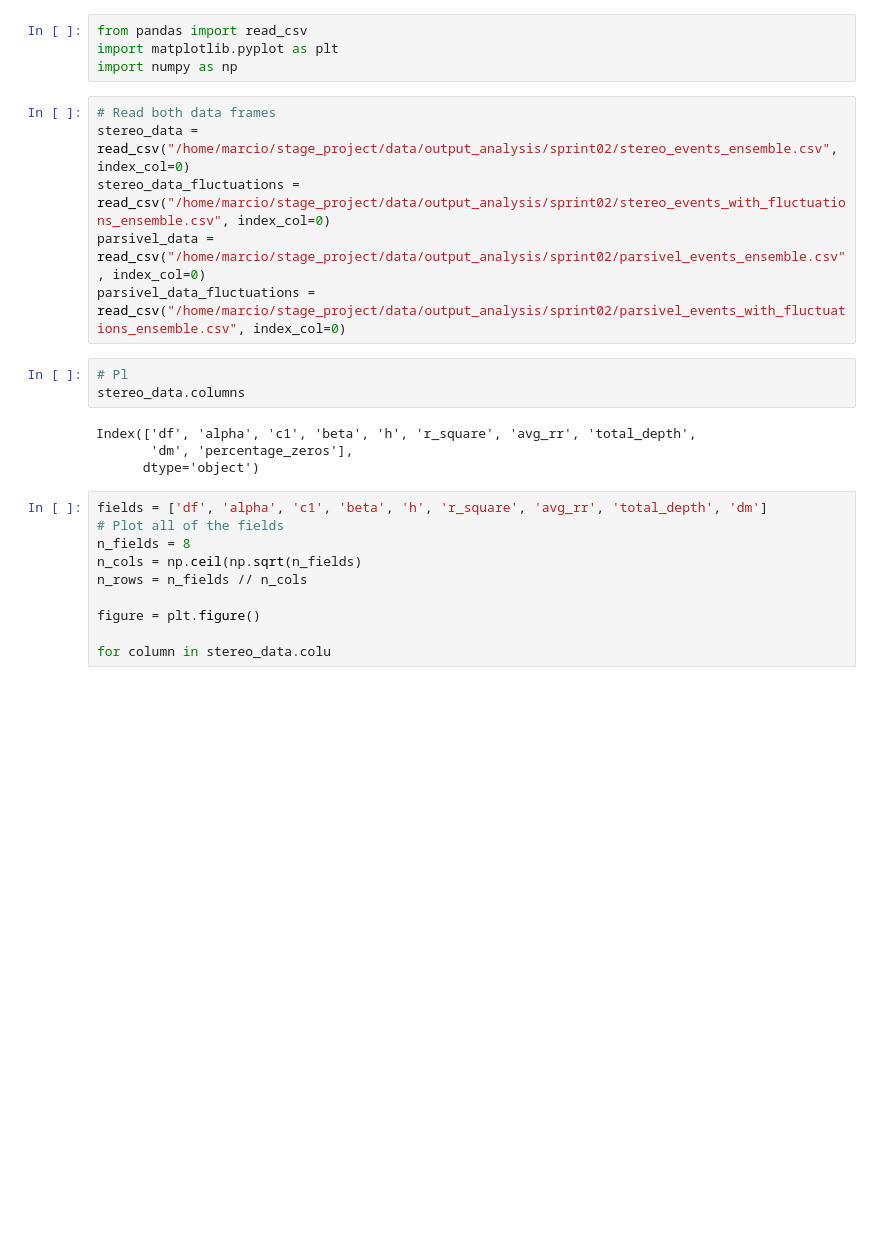
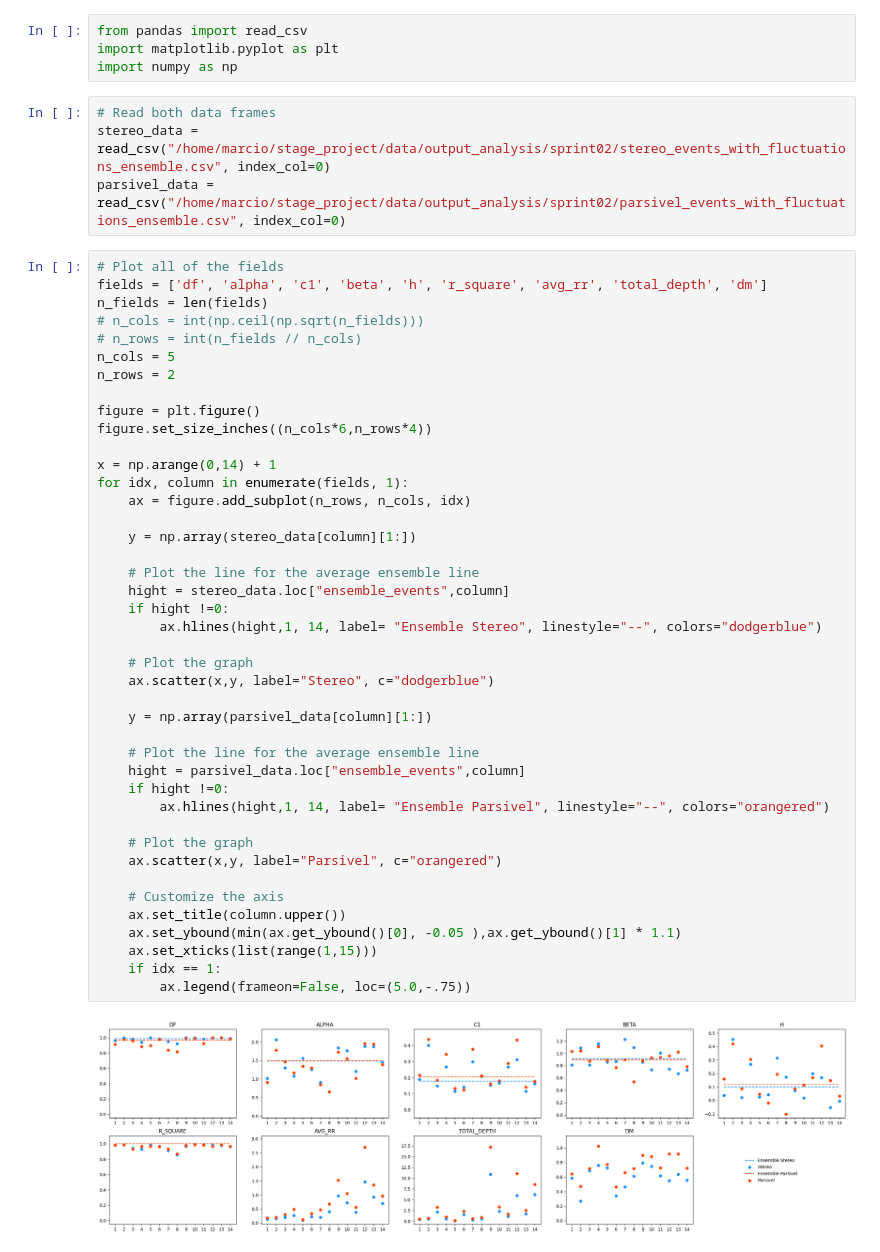
Before and after one commit to marcinmss/rain_analysis_toolbox, a Jupyter notebook: notebooks/sprint03/multifractal-comparison.ipynb, the cells around one changed output. Saved outputs shown, nothing was run; the diff lists cells and outputs as text; blank space fills up the shorter version.

```diff
--- a/notebooks/sprint03/multifractal-comparison.ipynb
+++ b/notebooks/sprint03/multifractal-comparison.ipynb
@@ -4,24 +4,49 @@ import matplotlib.pyplot as plt
 import numpy as np
 # %%
 # Read both data frames
-stereo_data = read_csv("/home/marcio/stage_project/data/output_analysis/sprint02/stereo_events_ensemble.csv", index_col=0)
-stereo_data_fluctuations = read_csv("/home/marcio/stage_project/data/output_analysis/sprint02/stereo_events_with_fluctuations_ensemble.csv", index_col=0)
-parsivel_data = read_csv("/home/marcio/stage_project/data/output_analysis/sprint02/parsivel_events_ensemble.csv", index_col=0)
-parsivel_data_fluctuations = read_csv("/home/marcio/stage_project/data/output_analysis/sprint02/parsivel_events_with_fluctuations_ensemble.csv", index_col=0)
+stereo_data = read_csv("/home/marcio/stage_project/data/output_analysis/sprint02/stereo_events_with_fluctuations_ensemble.csv", index_col=0)
+parsivel_data = read_csv("/home/marcio/stage_project/data/output_analysis/sprint02/parsivel_events_with_fluctuations_ensemble.csv", index_col=0)
-# %%
-# Pl
-stereo_data.columns
-# %% [output]
-Index(['df', 'alpha', 'c1', 'beta', 'h', 'r_square', 'avg_rr', 'total_depth',
-       'dm', 'percentage_zeros'],
-      dtype='object')
-# %%
-fields = ['df', 'alpha', 'c1', 'beta', 'h', 'r_square', 'avg_rr', 'total_depth', 'dm']
-# Plot all of the fields
-n_fields = 8
-n_cols = np.ceil(np.sqrt(n_fields)
-n_rows = n_fields // n_cols
-
-figure = plt.figure()
-
-for column in stereo_data.colu
+# %%
+# Plot all of the fields
+fields = ['df', 'alpha', 'c1', 'beta', 'h', 'r_square', 'avg_rr', 'total_depth', 'dm']
+n_fields = len(fields)
+# n_cols = int(np.ceil(np.sqrt(n_fields)))
+# n_rows = int(n_fields // n_cols)
+n_cols = 5
+n_rows = 2
+
+figure = plt.figure()
+figure.set_size_inches((n_cols*6,n_rows*4))
+
+x = np.arange(0,14) + 1
+for idx, column in enumerate(fields, 1):
+    ax = figure.add_subplot(n_rows, n_cols, idx)
+
+    y = np.array(stereo_data[column][1:])
+
+    # Plot the line for the average ensemble line
+    hight = stereo_data.loc["ensemble_events",column]
+    if hight !=0:
+        ax.hlines(hight,1, 14, label= "Ensemble Stereo", linestyle="--", colors="dodgerblue")
+
+    # Plot the graph
+    ax.scatter(x,y, label="Stereo", c="dodgerblue")
+
+    y = np.array(parsivel_data[column][1:])
+
+    # Plot the line for the average ensemble line
+    hight = parsivel_data.loc["ensemble_events",column]
+    if hight !=0:
+        ax.hlines(hight,1, 14, label= "Ensemble Parsivel", linestyle="--", colors="orangered")
+
+    # Plot the graph
+    ax.scatter(x,y, label="Parsivel", c="orangered")
+
+    # Customize the axis
+    ax.set_title(column.upper())
+    ax.set_ybound(min(ax.get_ybound()[0], -0.05 ),ax.get_ybound()[1] * 1.1)
+    ax.set_xticks(list(range(1,15)))
+    if idx == 1:
+        ax.legend(frameon=False, loc=(5.0,-.75))
+# %% [output]
+[figure, added]
```
Also changed, not shown: 10 other files.
